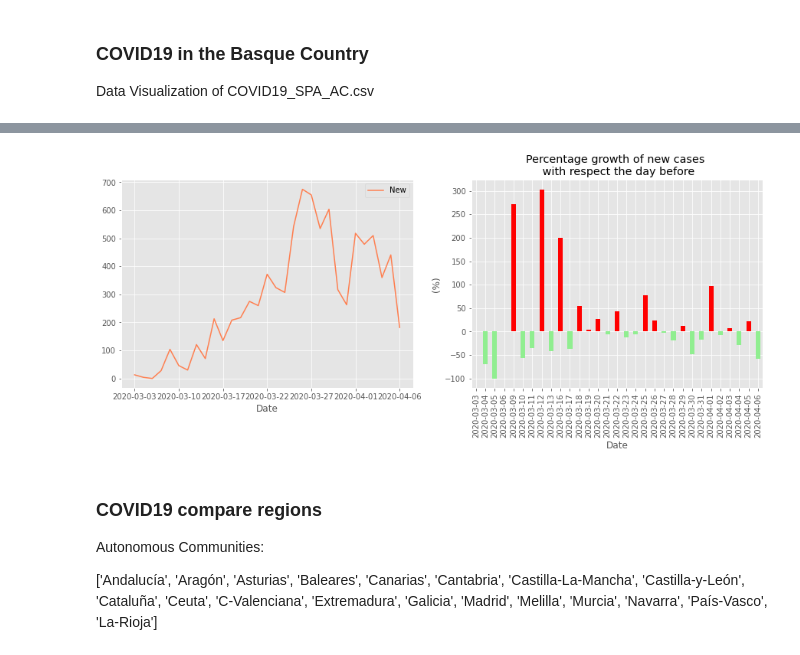
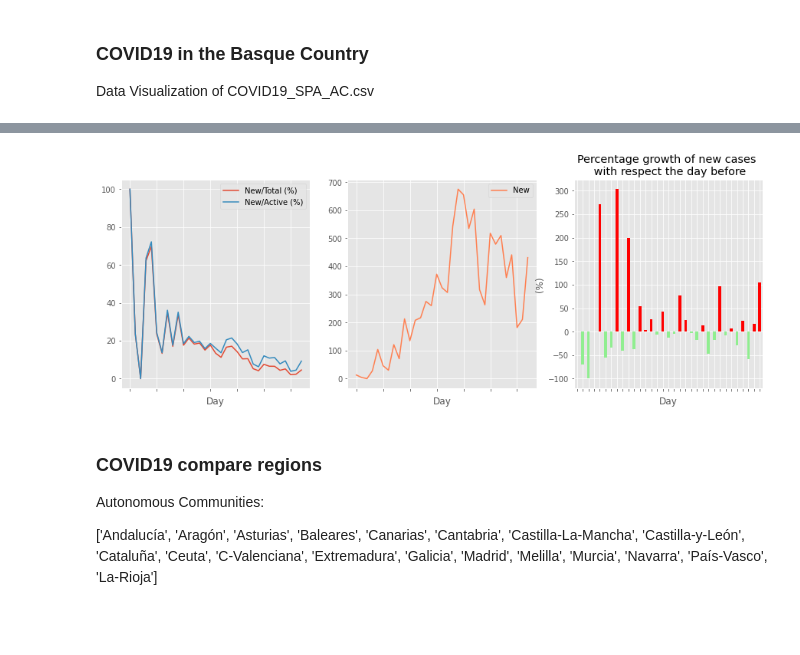
Before and after one commit to adelrio012/covid19_spain, a Jupyter notebook: COVID19_SPA_VISUAL.ipynb, the cells around one changed output, grey strips where cells are left out. Saved outputs shown, nothing was run; the diff lists cells and outputs as text; code cells hidden in the pictures; blank space fills up the shorter version.

```diff
--- a/COVID19_SPA_VISUAL.ipynb
+++ b/COVID19_SPA_VISUAL.ipynb
@@ -294,30 +320,42 @@ plt.show()
 # %%
 t_1=0
 nw=[]
 for t in df_eh['Total']:
     nw.append(t-t_1)
     t_1=t
 df_eh['New']=nw
 g_1=0
 gr=[]
 for g in df_eh['New']:
     if(g_1==0):
         gr.append(0)
     else:
         gr.append(((g-g_1)/g_1)*100)
     g_1=g
 df_eh['New Cases Growth Rate']=gr
-fig, axes = plt.subplots(nrows=1,ncols=2,figsize=(15,5))
-df_eh.fillna(0).reset_index().plot(ax=axes[0],x='Date',color='coral',y=['New'],grid=True)
+fig, axes = plt.subplots(nrows=1,ncols=3,figsize=(15,5))
+
+df_eh['New/Total (%)']=df_eh['New']/df_eh['Total']*100
+df_eh['New/Active (%)']=df_eh['New']/df_eh['Active']*100
+df_eh.fillna(0).reset_index().plot(ax=axes[0],x='Date',y=['New/Total (%)'],grid=True)
+df_eh.fillna(0).reset_index().plot(ax=axes[0],x='Date',y=['New/Active (%)'],grid=True)
+axes[0].set_xticklabels([])#Comment to show Dates
+axes[0].set_xlabel('Day')#Comment to show Dates
+
+df_eh.fillna(0).reset_index().plot(ax=axes[1],x='Date',color='coral',y=['New'],grid=True)
+axes[1].set_xticklabels([])#Comment to show Dates
+axes[1].set_xlabel('Day')#Comment to show Dates
 
 idf=df_eh
 idf['sign'] = df_eh['New Cases Growth Rate']> 0
 (idf.set_index('Date'))['New Cases Growth Rate'].plot(kind='bar',color=idf.sign.map({True:'red',False:'lightgreen'}))
-axes[1].set_ylabel('(%)')
-axes[1].set_title('Percentage growth of new cases \n with respect the day before')
+axes[2].set_ylabel('(%)')
+axes[2].set_title('Percentage growth of new cases \n with respect the day before')
+axes[2].set_xticklabels([])#Comment to show Dates
+axes[2].set_xlabel('Day')#Comment to show Dates
 plt.show()
 # %% [output]
-[figure, old version]
+[figure, new version]
 # %% [markdown]
 ### COVID19 compare regions
 
```
Also changed, not shown: parts of 11 cells of this notebook, 4 other files.
